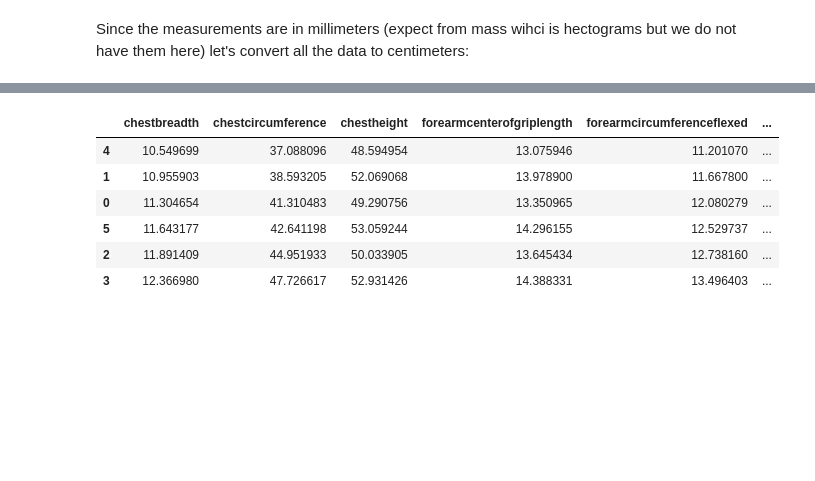
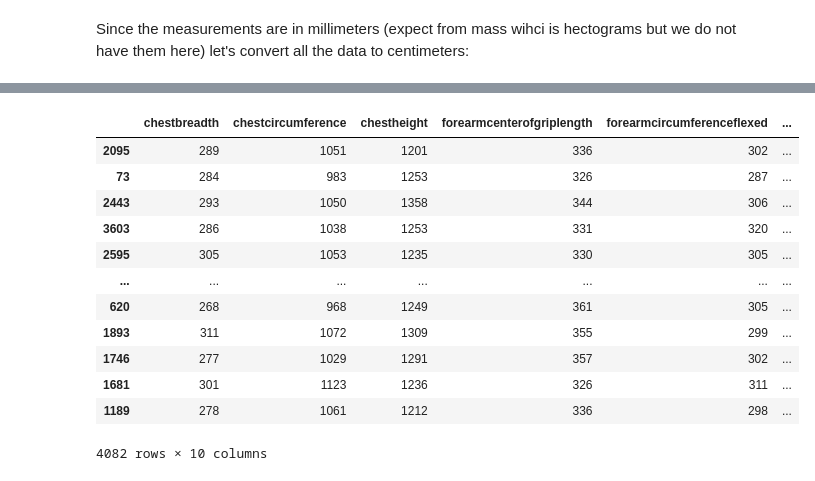
Before and after one commit to codingismycraft/ML_Introduction, a Jupyter notebook: notebooks/04-01.1-k-means-t-shirts.ipynb, the cells around one changed output, grey strips where cells are left out. Drawn from its saved outputs; the diff is of its cells as text; code cells hidden in the pictures; blank space fills up the shorter version.

```diff
--- a/notebooks/04-01.1-k-means-t-shirts.ipynb
+++ b/notebooks/04-01.1-k-means-t-shirts.ipynb
@@ -177,11 +217,0 @@ centroids_adj  = centroids / 25.4
-# %%
-centroids_adj = centroids_adj.sort_values("chestcircumference")
-centroids_adj
-# %% [output]
-|  | chestbreadth | chestcircumference | chestheight | forearmcenterofgriplength | forearmcircumferenceflexed | ... |
-| 4 | 10.549699 | 37.088096 | 48.594954 | 13.075946 | 11.201070 | ... |
-| 1 | 10.955903 | 38.593205 | 52.069068 | 13.978900 | 11.667800 | ... |
-| 0 | 11.304654 | 41.310483 | 49.290756 | 13.350965 | 12.080279 | ... |
-| 5 | 11.643177 | 42.641198 | 53.059244 | 14.296155 | 12.529737 | ... |
-| 2 | 11.891409 | 44.951933 | 50.033905 | 13.645434 | 12.738160 | ... |
-| 3 | 12.366980 | 47.726617 | 52.931426 | 14.388331 | 13.496403 | ... |
@@ -187,0 +221,16 @@ centroids_adj
+# %%
+uncorrelated
+# %% [output]
+|  | chestbreadth | chestcircumference | chestheight | forearmcenterofgriplength | forearmcircumferenceflexed | ... |
+| 2095 | 289 | 1051 | 1201 | 336 | 302 | ... |
+| 73 | 284 | 983 | 1253 | 326 | 287 | ... |
+| 2443 | 293 | 1050 | 1358 | 344 | 306 | ... |
+| 3603 | 286 | 1038 | 1253 | 331 | 320 | ... |
+| 2595 | 305 | 1053 | 1235 | 330 | 305 | ... |
+| ... | ... | ... | ... | ... | ... | ... |
+| 620 | 268 | 968 | 1249 | 361 | 305 | ... |
+| 1893 | 311 | 1072 | 1309 | 355 | 299 | ... |
+| 1746 | 277 | 1029 | 1291 | 357 | 302 | ... |
+| 1681 | 301 | 1123 | 1236 | 326 | 311 | ... |
+| 1189 | 278 | 1061 | 1212 | 336 | 298 | ... |
+4082 rows × 10 columns
```
Also changed, not shown: parts of 15 cells of this notebook, 1 other file.
